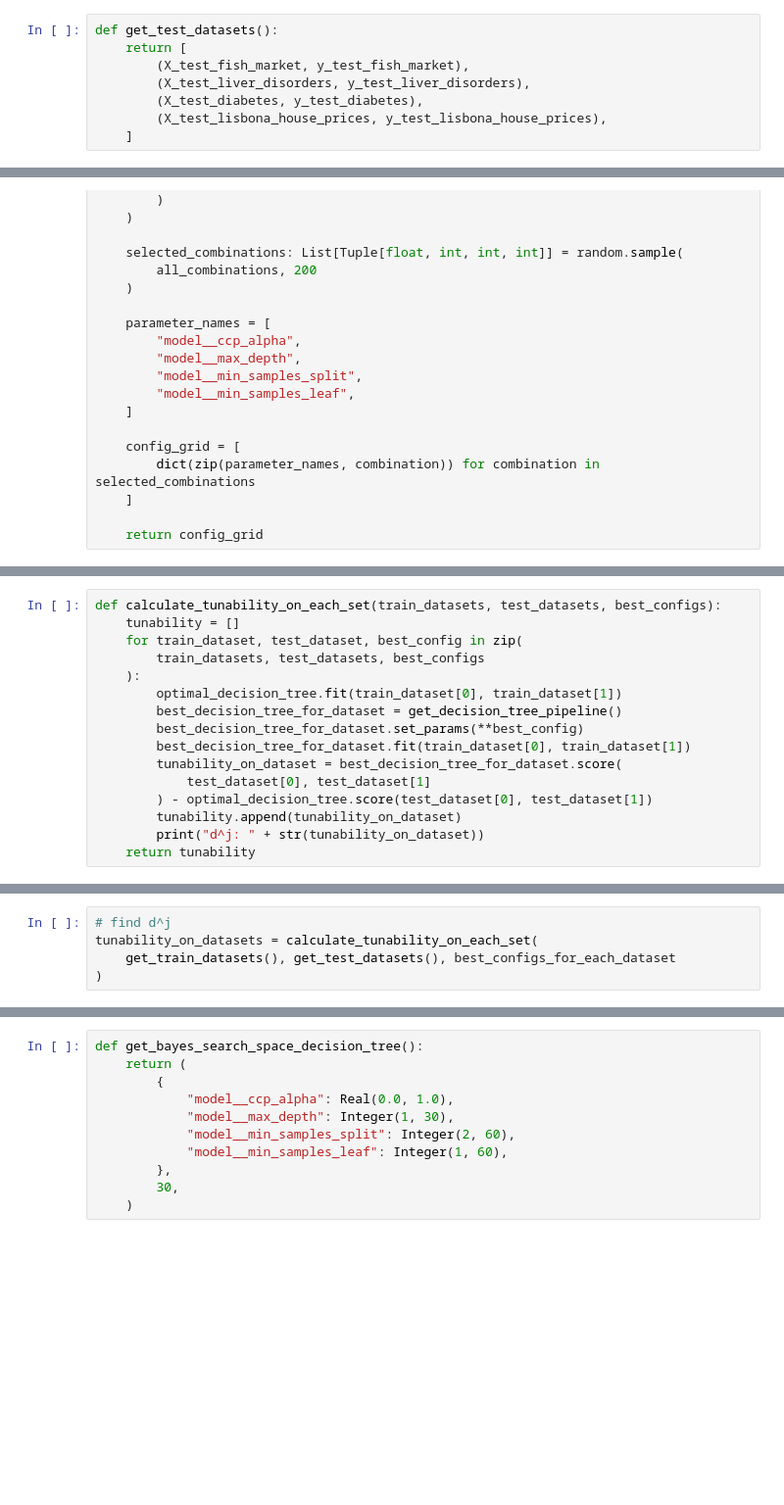
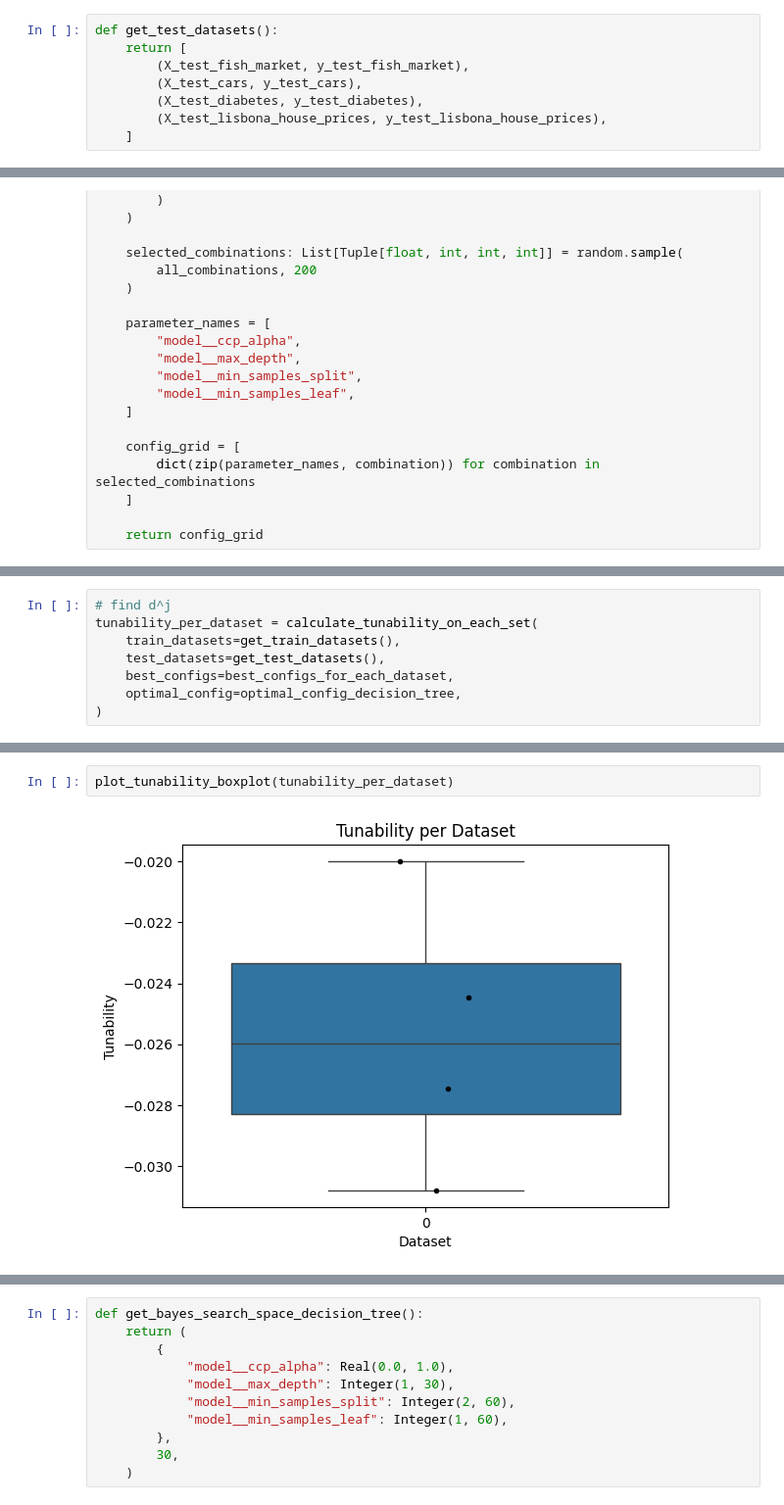
Before and after one commit to CJ4n/AutoML_HM1, a Jupyter notebook: solution.ipynb, the cells around one changed output, grey strips where cells are left out. Shown at 98% size. Saved outputs shown, nothing was run; the diff lists cells and outputs as text; blank space fills up the shorter version.

```diff
--- a/solution.ipynb
+++ b/solution.ipynb
@@ -256,7 +278,7 @@ def get_train_datasets() -> List[Tuple[DataFrame, Series]]:
 def get_test_datasets():
     return [
         (X_test_fish_market, y_test_fish_market),
-        (X_test_liver_disorders, y_test_liver_disorders),
+        (X_test_cars, y_test_cars),
         (X_test_diabetes, y_test_diabetes),
         (X_test_lisbona_house_prices, y_test_lisbona_house_prices),
     ]
@@ -399,18 +402,2 @@ best config: {'model__ccp_alpha': 0.4, 'model__max_depth': 7, 'model__min_sample
 score: 0.698117764128138
 best config: {'model__ccp_alpha': 0.7000000000000001, 'model__max_depth': 5, 'model__min_samples_split': 16, 'model__min_samples_leaf': 4}
-# %%
-def calculate_tunability_on_each_set(train_datasets, test_datasets, best_configs):
-    tunability = []
-    for train_dataset, test_dataset, best_config in zip(
-        train_datasets, test_datasets, best_configs
-    ):
-        optimal_decision_tree.fit(train_dataset[0], train_dataset[1])
-        best_decision_tree_for_dataset = get_decision_tree_pipeline()
-        best_decision_tree_for_dataset.set_params(**best_config)
-        best_decision_tree_for_dataset.fit(train_dataset[0], train_dataset[1])
-        tunability_on_dataset = best_decision_tree_for_dataset.score(
-            test_dataset[0], test_dataset[1]
-        ) - optimal_decision_tree.score(test_dataset[0], test_dataset[1])
-        tunability.append(tunability_on_dataset)
-        print("d^j: " + str(tunability_on_dataset))
-    return tunability
@@ -417,6 +406,9 @@ def calculate_tunability_on_each_set(train_datasets, test_datasets, best_configs
 # %%
 # find d^j
-tunability_on_datasets = calculate_tunability_on_each_set(
-    get_train_datasets(), get_test_datasets(), best_configs_for_each_dataset
+tunability_per_dataset = calculate_tunability_on_each_set(
+    train_datasets=get_train_datasets(),
+    test_datasets=get_test_datasets(),
+    best_configs=best_configs_for_each_dataset,
+    optimal_config=optimal_config_decision_tree,
 )
 # %% [output]
@@ -446,2 +419,6 @@ plt.show()
+# %%
+plot_tunability_boxplot(tunability_per_dataset)
+# %% [output]
+[figure, added]
 # %%
 # aggregated tunability d
```
Also changed, not shown: parts of 64 cells of this notebook, 1 other file.
